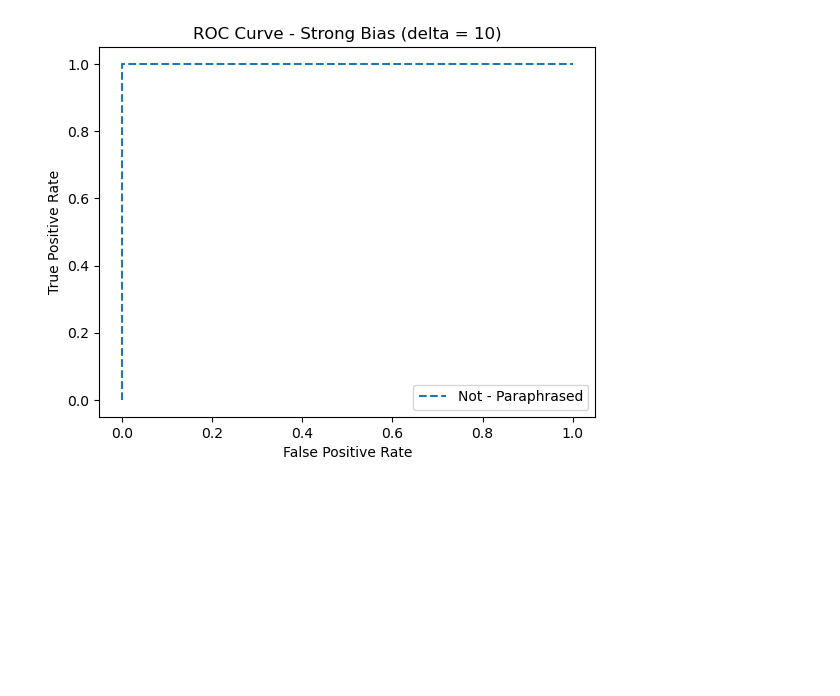
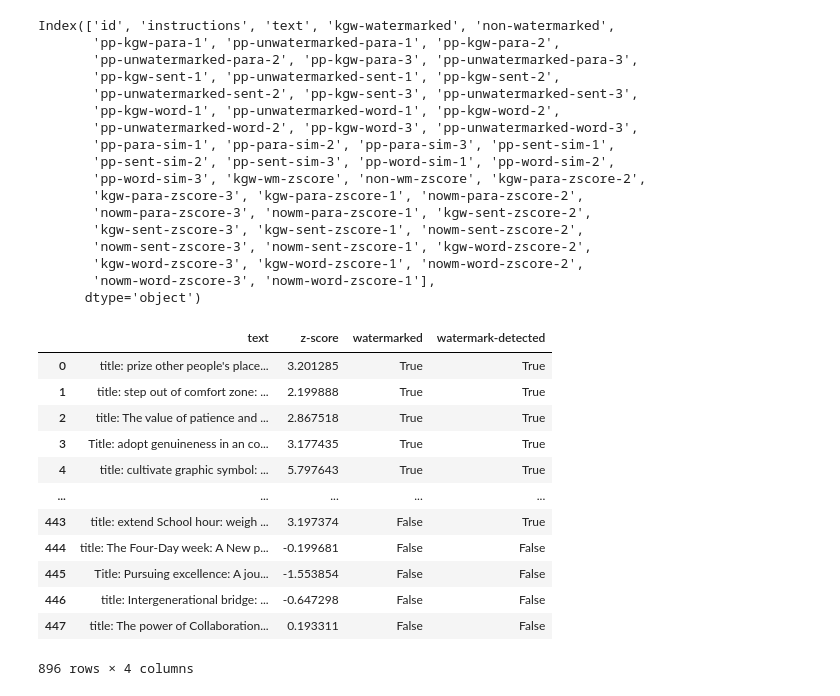
Before and after one commit to SamSJackson/Level4-Proj, a Jupyter notebook: data/notebooks/plot_roc_curve.ipynb, the cells around one changed output. Saved outputs shown, nothing was run; the diff lists cells and outputs as text; code cells hidden in the pictures; blank space fills up the shorter version.

```diff
--- a/data/notebooks/plot_roc_curve.ipynb
+++ b/data/notebooks/plot_roc_curve.ipynb
@@ -6,5 +6,5 @@ from sklearn.metrics import roc_curve, auc
 # %%
-path = "../processed/train/evaluated/paraphrase_humarin_samples_62_EVALUATED_27_11_23.csv"
+path = "../processed/evaluated/evaluated_448_05_03_2024.csv"
 df = pd.read_csv(path)
 # %%
 z_threshold = 4.0
@@ -22,4 +22,24 @@ def gen_base_df(full_df):
     bc_df = pd.concat([base_wmark_df, non_wmark_df])
     bc_df['watermark-detected'] = bc_df.apply(lambda x: x['z-score'] > z_threshold, axis=1)
     return bc_df
+# %%
+df.columns
+# %% [output]
+Index(['id', 'instructions', 'text', 'kgw-watermarked', 'non-watermarked',
+       'pp-kgw-para-1', 'pp-unwatermarked-para-1', 'pp-kgw-para-2',
+       'pp-unwatermarked-para-2', 'pp-kgw-para-3', 'pp-unwatermarked-para-3',
+       'pp-kgw-sent-1', 'pp-unwatermarked-sent-1', 'pp-kgw-sent-2',
+       'pp-unwatermarked-sent-2', 'pp-kgw-sent-3', 'pp-unwatermarked-sent-3',
+       'pp-kgw-word-1', 'pp-unwatermarked-word-1', 'pp-kgw-word-2',
+       'pp-unwatermarked-word-2', 'pp-kgw-word-3', 'pp-unwatermarked-word-3',
+       'pp-para-sim-1', 'pp-para-sim-2', 'pp-para-sim-3', 'pp-sent-sim-1',
+       'pp-sent-sim-2', 'pp-sent-sim-3', 'pp-word-sim-1', 'pp-word-sim-2',
+       'pp-word-sim-3', 'kgw-wm-zscore', 'non-wm-zscore', 'kgw-para-zscore-2',
+       'kgw-para-zscore-3', 'kgw-para-zscore-1', 'nowm-para-zscore-2',
+       'nowm-para-zscore-3', 'nowm-para-zscore-1', 'kgw-sent-zscore-2',
+       'kgw-sent-zscore-3', 'kgw-sent-zscore-1', 'nowm-sent-zscore-2',
+       'nowm-sent-zscore-3', 'nowm-sent-zscore-1', 'kgw-word-zscore-2',
+       'kgw-word-zscore-3', 'kgw-word-zscore-1', 'nowm-word-zscore-2',
+       'nowm-word-zscore-3', 'nowm-word-zscore-1'],
+      dtype='object')
 # %%
@@ -40,14 +64,18 @@ image_output_path = "../results/images/roc_curve/"
-# %%
-base_df = gen_base_df(df)
-y_values, y_pred = base_df["watermarked"], base_df["watermark-detected"]
-fpr, tpr, _ = roc_curve(y_values, y_pred)
-plt.plot(fpr, tpr, linestyle='--', label=f'Not - Paraphrased')
-
-plt.title("ROC Curve - Strong Bias (delta = 10)")
-plt.xlabel("False Positive Rate")
-plt.ylabel("True Positive Rate")
-plt.legend()
-plt.show()
-# %% [output]
-[figure, removed]
+# %%
+test_df = gen_paraphrase_df(df, pp_type="word", pp_iter=1)
+test_df
+# %% [output]
+|  | text | z-score | watermarked | watermark-detected |
+| 0 | title: prize other people's place... | 3.201285 | True | True |
+| 1 | title: step out of comfort zone: ... | 2.199888 | True | True |
+| 2 | title: The value of patience and ... | 2.867518 | True | True |
+| 3 | Title: adopt genuineness in an co... | 3.177435 | True | True |
+| 4 | title: cultivate graphic symbol: ... | 5.797643 | True | True |
+| ... | ... | ... | ... | ... |
+| 443 | title: extend School hour: weigh ... | 3.197374 | False | True |
+| 444 | title: The Four-Day week: A New p... | -0.199681 | False | False |
+| 445 | Title: Pursuing excellence: A jou... | -1.553854 | False | False |
+| 446 | title: Intergenerational bridge: ... | -0.647298 | False | False |
+| 447 | title: The power of Collaboration... | 0.193311 | False | False |
+896 rows × 4 columns
 # %%
```
Also changed, not shown: parts of 4 cells of this notebook, 19 other files.
